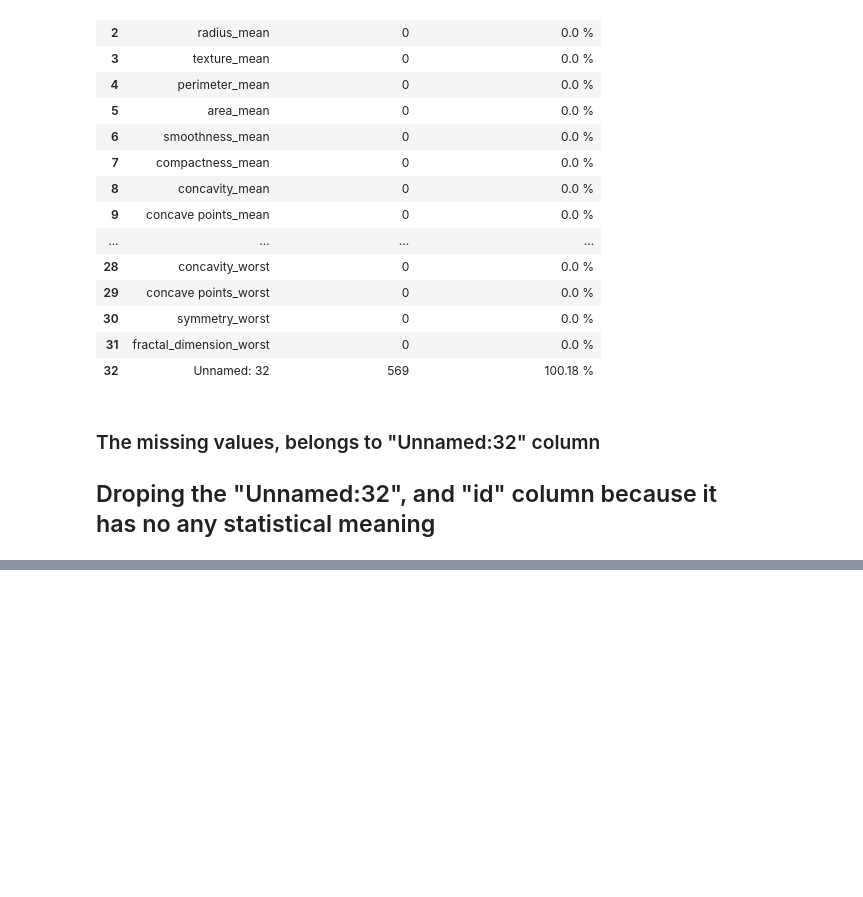
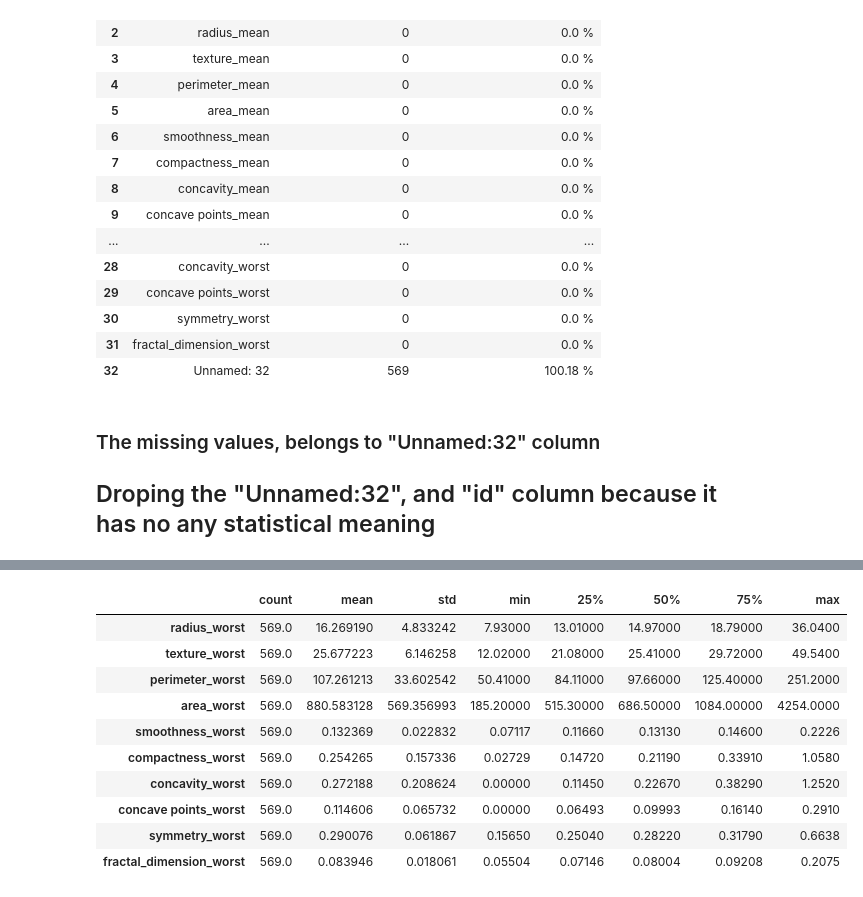
Before and after one commit to Caphace-Ethan/Breast-Cancer-Diagnosis, a Jupyter notebook: notebooks/EDA_notebook.ipynb, the cells around one changed output, grey strips where cells are left out. Saved outputs shown, nothing was run; the diff lists cells and outputs as text; code cells hidden in the pictures; blank space fills up the shorter version.

```diff
--- a/notebooks/EDA_notebook.ipynb
+++ b/notebooks/EDA_notebook.ipynb
@@ -110,0 +158,14 @@ AttributeError: 'Index' object has no attribute 'count'
+# %%
+worst_columns.describe().T
+# %% [output]
+|  | count | mean | std | min | 25% | 50% | 75% | max |
+| radius_worst | 569.0 | 16.269190 | 4.833242 | 7.93000 | 13.01000 | 14.97000 | 18.79000 | 36.0400 |
+| texture_worst | 569.0 | 25.677223 | 6.146258 | 12.02000 | 21.08000 | 25.41000 | 29.72000 | 49.5400 |
+| perimeter_worst | 569.0 | 107.261213 | 33.602542 | 50.41000 | 84.11000 | 97.66000 | 125.40000 | 251.2000 |
+| area_worst | 569.0 | 880.583128 | 569.356993 | 185.20000 | 515.30000 | 686.50000 | 1084.00000 | 4254.0000 |
+| smoothness_worst | 569.0 | 0.132369 | 0.022832 | 0.07117 | 0.11660 | 0.13130 | 0.14600 | 0.2226 |
+| compactness_worst | 569.0 | 0.254265 | 0.157336 | 0.02729 | 0.14720 | 0.21190 | 0.33910 | 1.0580 |
+| concavity_worst | 569.0 | 0.272188 | 0.208624 | 0.00000 | 0.11450 | 0.22670 | 0.38290 | 1.2520 |
+| concave points_worst | 569.0 | 0.114606 | 0.065732 | 0.00000 | 0.06493 | 0.09993 | 0.16140 | 0.2910 |
+| symmetry_worst | 569.0 | 0.290076 | 0.061867 | 0.15650 | 0.25040 | 0.28220 | 0.31790 | 0.6638 |
+| fractal_dimension_worst | 569.0 | 0.083946 | 0.018061 | 0.05504 | 0.07146 | 0.08004 | 0.09208 | 0.2075 |
```
Also changed, not shown: parts of 14 cells of this notebook.
